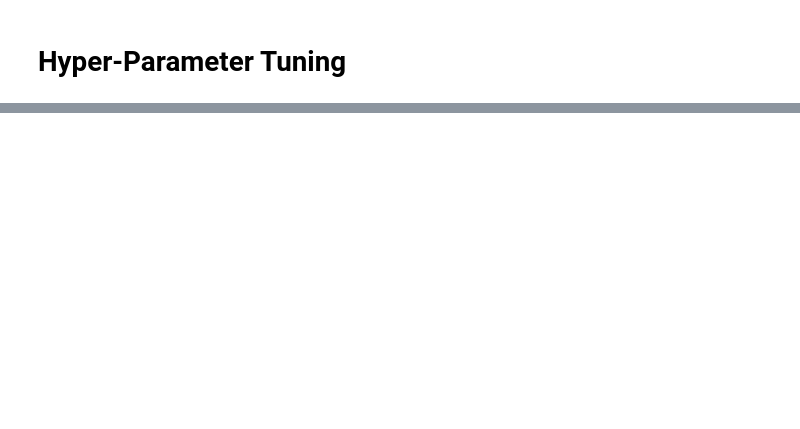
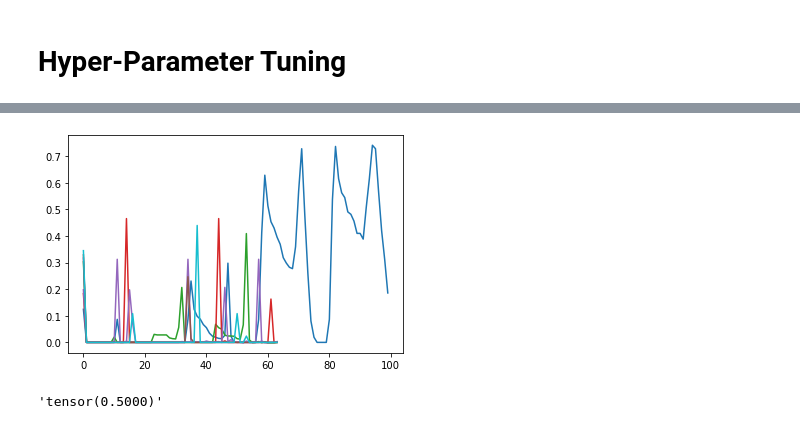
Before and after one commit to ShaoMinLiu-Holmusk/GitCommand, a Jupyter notebook: HyperTunning-RayTune.ipynb, the cells around one changed output, grey strips where cells are left out. Drawn from its saved outputs; the diff is of its cells as text; code cells hidden in the pictures; blank space fills up the shorter version.

```diff
--- a/HyperTunning-RayTune.ipynb
+++ b/HyperTunning-RayTune.ipynb
@@ -186,0 +189,16 @@ Number of errored trials: 1
+# %%
+# dfs = myNeural.analysis.results_df
+
+dfs = myNeural.analysis.trial_dataframes
+
+# Plot by epoch
+ax = None  # This plots everything on the same plot
+for d in list(dfs.values())[:20]:
+    # d['testAccReg'] = d['testAccReg'].apply(lambda x: float(x[7:-1]))
+    ax = d.testAccReg.plot(ax=ax, legend=False)
+# %% [output]
+[figure, added]
+# %%
+list(dfs.values())[0].testAcc[0]
+# %% [output]
+'tensor(0.5000)'
```
Also changed, not shown: parts of 8 cells of this notebook, 8 other files.
